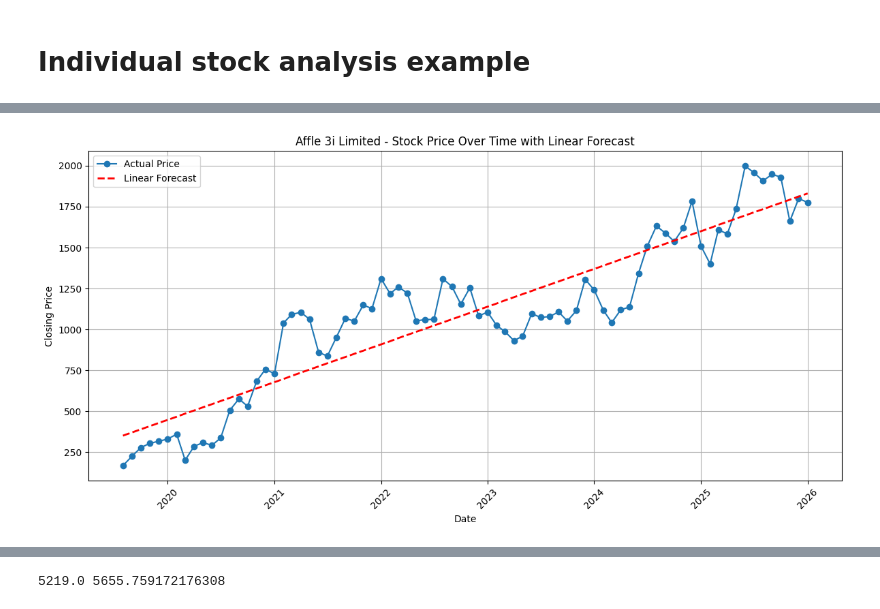
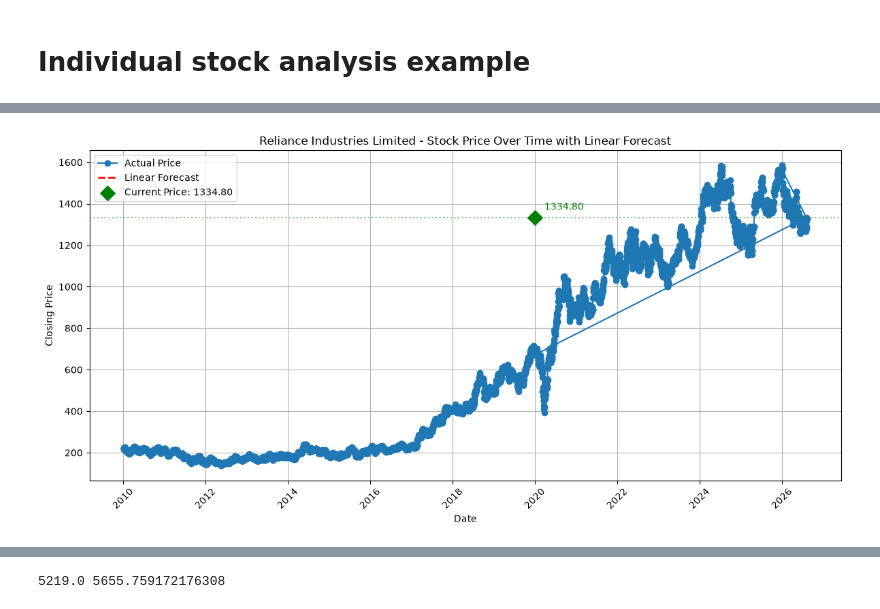
Before and after one commit to Rockeydey/stock_analysis_tool, a Jupyter notebook: eda.ipynb, the cells around one changed output, grey strips where cells are left out. Cells and saved outputs as stored; diff of their text form; code cells hidden in the pictures.

```diff
--- a/eda.ipynb
+++ b/eda.ipynb
@@ -47,0 +34,4 @@ Number of unique stocks: 353
+# %%
+from src.duck_db_utils import get_db_table_names, get_conn
+conn = get_conn()
+get_db_table_names(conn)
@@ -49,8 +46,13 @@ Number of unique stocks: 353
 # Individual stock analysis example
 # %%
 # Individual stock analysis example
-stock_name = "Affle 3i Limited"
-stock_data = price_df[price_df['stock_name'] == stock_name].copy()
+stock_name = "Reliance Industries Limited"
+stock_data = get_table_data(conn, "stock_data")
+stock_data = stock_data[stock_data["stock_name"] == stock_name]
 stock_metadata = {
     'stock_name': stock_name
 }
+# %%
+todays_data = get_table_data(conn, "todays_data")
+todays_data.head(2)
+# todays_data = todays_data[todays_data["stock_name"] == stock_name]
@@ -57,24 +64,42 @@ stock_metadata = {
 # %%
 # Convert dates to numeric values for linear regression
 x = np.arange(len(stock_data))
-y = stock_data['closing_price'].values
+y = stock_data['adj_close'].values
 
 # Fit a linear regression line
 coefficients = np.polyfit(x, y, 1)
 linear_fit = np.poly1d(coefficients)
 forecast_line = linear_fit(x)
 
-# Plot the closing price over time with forecast line
+# Get current price for selected stock from todays_data
+cp = todays_data.loc[todays_data['stock_name'] == stock_name, 'current_price']
+current_price = float(cp.iloc[0]) if not cp.empty else np.nan
+
+# Use latest available trade date as x-position for current price marker
+latest_trade_date = stock_data['trade_date'].iloc[-1]
+
+# Plot
 plt.figure(figsize=(12, 6))
-plt.plot(stock_data['date'], stock_data['closing_price'], marker='o', label='Actual Price')
-plt.plot(stock_data['date'], forecast_line, color='red', linestyle='--', linewidth=2, label='Linear Forecast')
+plt.plot(stock_data['trade_date'], stock_data['adj_close'], marker='o', label='Actual Price')
+plt.plot(stock_data['trade_date'], forecast_line, color='red', linestyle='--', linewidth=2, label='Linear Forecast')
+
+# Mark current price
+if not np.isnan(current_price):
+    plt.scatter([latest_trade_date], [current_price], color='green', s=120, marker='D',
+                zorder=5, label=f'Current Price: {current_price:.2f}')
+    plt.axhline(current_price, color='green', linestyle=':', alpha=0.5)
+    plt.annotate(f'{current_price:.2f}',
+                 xy=(latest_trade_date, current_price),
+                 xytext=(10, 8), textcoords='offset points',
+                 color='green')
+
 plt.xlabel('Date')
 plt.ylabel('Closing Price')
 plt.title(f'{stock_name} - Stock Price Over Time with Linear Forecast')
 plt.legend()
 plt.grid(True)
 plt.xticks(rotation=45)
 plt.tight_layout()
 plt.show()
 # %% [output]
-[figure, old version]
+[figure, new version]
```
Also changed, not shown: parts of 19 cells of this notebook, 15 other files.
